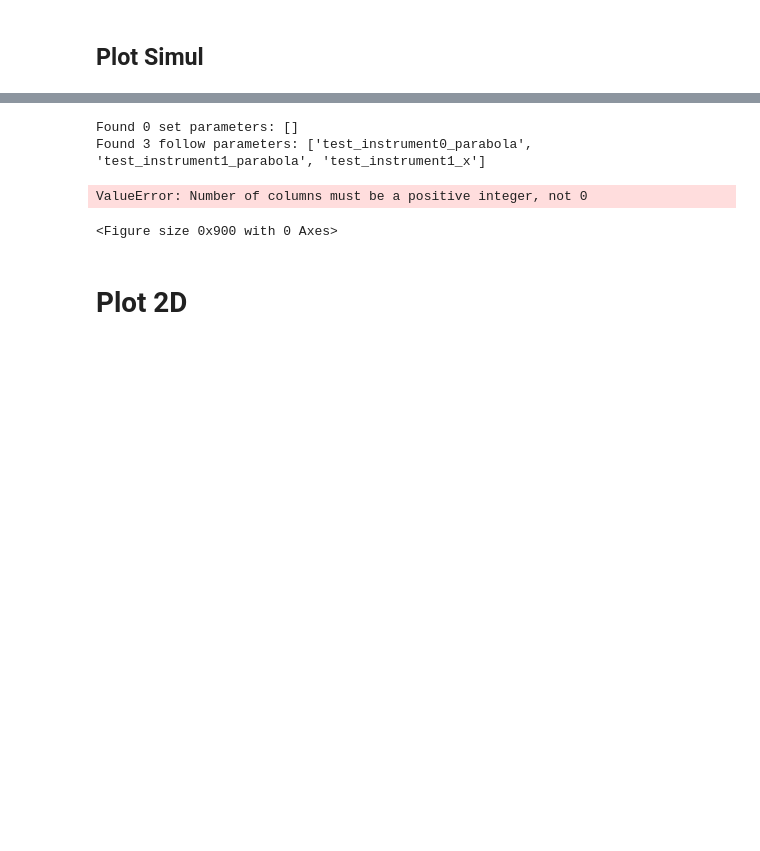
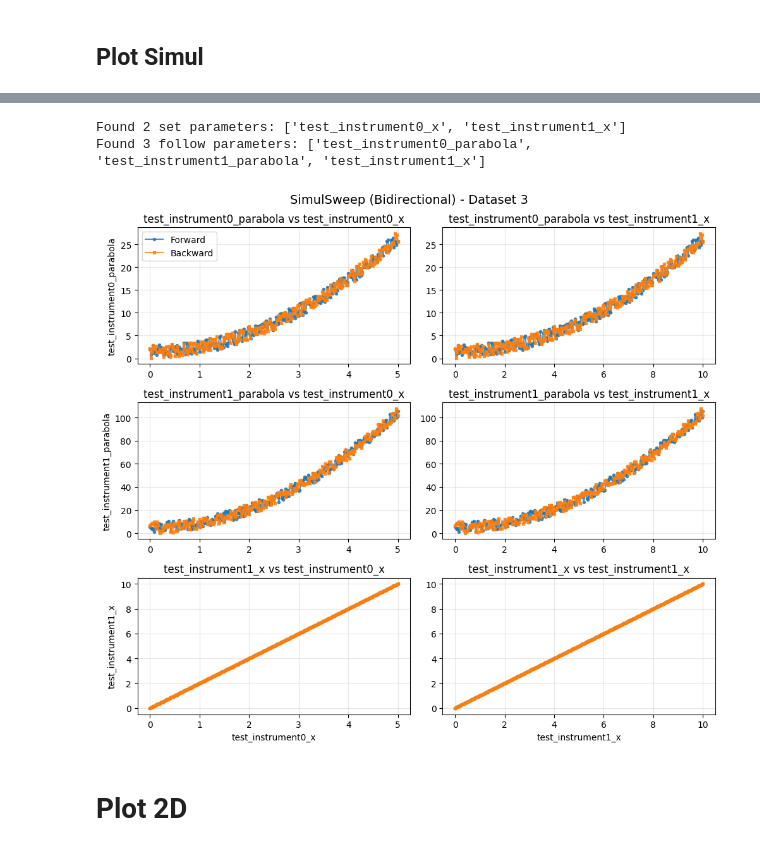
Before and after one commit to nanophys/MeasureIt, a Jupyter notebook: examples/content/data processing.ipynb, the cells around one changed output, grey strips where cells are left out. Cells and saved outputs as stored; diff of their text form; code cells hidden in the pictures; blank space fills up the shorter version.

```diff
--- a/examples/content/data processing.ipynb
+++ b/examples/content/data processing.ipynb
@@ -212,12 +212,16 @@ is_bidirectional = metadata['attributes'].get('bidirectional', False)
 
 # Get all set parameter names and their data
 x_params_data = {}
-for param, info in set_params.items():
-    param_name = f"{info['instr_name']}_{param}"
+for full_param_name, info in set_params.items():
+    # Extract just the parameter name (e.g., 'x' from 'test_instrument0.x')
+    param_name = full_param_name.split('.')[-1]
+    instr_name = info['instr_name']
+    param_full_name = f"{instr_name}_{param_name}"
+
     # Find this parameter in any of the data entries
     for data_key, data_dict in data.items():
-        if param_name in data_dict:
-            x_params_data[param_name] = data_dict[param_name]
+        if param_full_name in data_dict:
+            x_params_data[param_full_name] = data_dict[param_full_name]
             break
 
 # Get follow parameter names (excluding time)
@@ -236,36 +240,35 @@ if n_x == 1 and n_follow == 1:
 elif n_x == 1:
     axes = [[ax] for ax in axes]
 elif n_follow == 1:
     axes = [axes]
 
 for i, follow_param in enumerate(follow_param_names):
     y_data = data[follow_param][follow_param]
 
     for j, (x_param_name, x_data) in enumerate(x_params_data.items()):
         if is_bidirectional:
             # Plot forward and backward sweep differently
             mid_point = len(x_data) // 2
             axes[i][j].plot(x_data[:mid_point], y_data[:mid_point], 'o-', markersize=3, label='Forward', alpha=0.8)
             axes[i][j].plot(x_data[mid_point:], y_data[mid_point:], 's-', markersize=3, label='Backward', alpha=0.8)
             if i == 0 and j == 0:  # Only show legend once
                 axes[i][j].legend()
         else:
             axes[i][j].plot(x_data, y_data, 'o-', markersize=4)
 
         axes[i][j].set_ylabel(follow_param if j == 0 else '')
         axes[i][j].set_xlabel(x_param_name if i == n_follow-1 else '')
         axes[i][j].set_title(f'{follow_param} vs {x_param_name}')
         axes[i][j].grid(True, alpha=0.3)
 
 title = f'SimulSweep {"(Bidirectional)" if is_bidirectional else ""} - Dataset {dataset.run_id}'
 fig.suptitle(title, fontsize=14)
 plt.tight_layout()
 plt.show()
 # %% [output]
-Found 0 set parameters: []
+Found 2 set parameters: ['test_instrument0_x', 'test_instrument1_x']
 Found 3 follow parameters: ['test_instrument0_parabola', 'test_instrument1_parabola', 'test_instrument1_x']
-ValueError: Number of columns must be a positive integer, not 0
-<Figure size 0x900 with 0 Axes>
+[figure, added]
 # %% [markdown]
 # Plot 2D
 # %%
```
Also changed, not shown: parts of 6 cells of this notebook, 12 other files.
